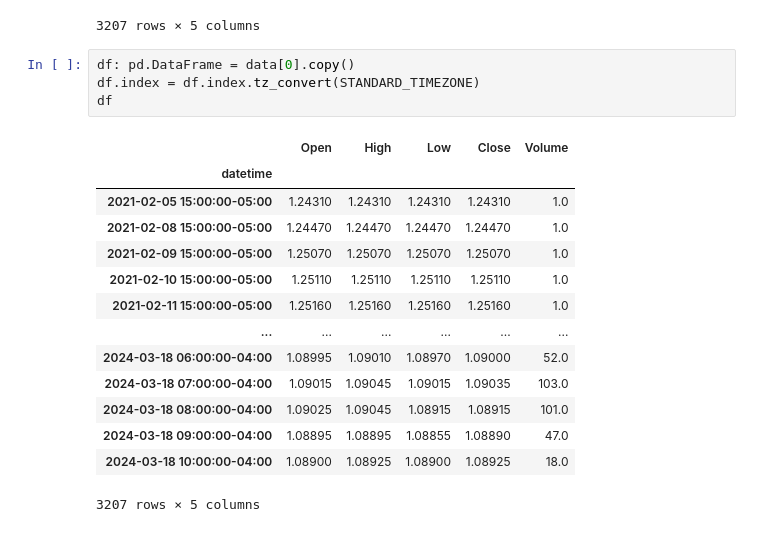
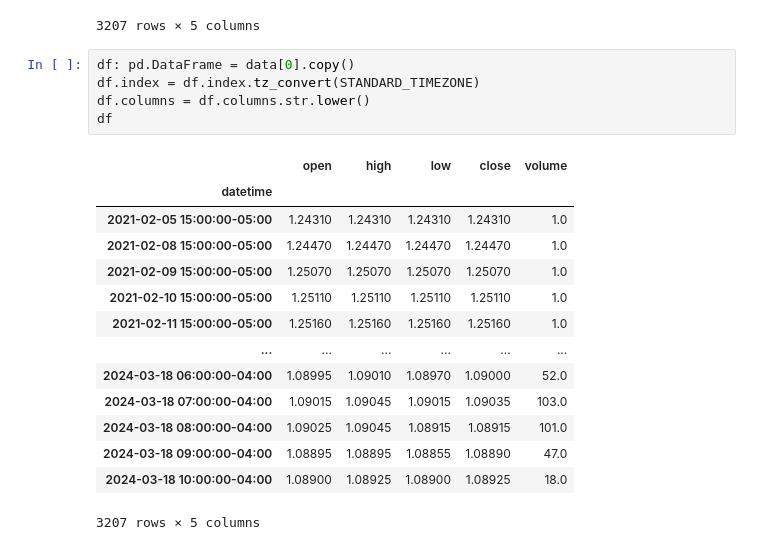
Before and after one commit to MK27MK/kaos, a Jupyter notebook: examples/study_london_session.ipynb, the cells around one changed output. Drawn from its saved outputs; the diff is of its cells as text.

```diff
--- a/examples/study_london_session.ipynb
+++ b/examples/study_london_session.ipynb
@@ -75,9 +63,10 @@ data[0]
 # %%
 df: pd.DataFrame = data[0].copy()
 df.index = df.index.tz_convert(STANDARD_TIMEZONE)
+df.columns = df.columns.str.lower()
 df
 # %% [output]
-|  | Open | High | Low | Close | Volume |
+|  | open | high | low | close | volume |
 | datetime |  |  |  |  |  |
 | 2021-02-05 15:00:00-05:00 | 1.24310 | 1.24310 | 1.24310 | 1.24310 | 1.0 |
 | 2021-02-08 15:00:00-05:00 | 1.24470 | 1.24470 | 1.24470 | 1.24470 | 1.0 |
```
Also changed, not shown: parts of 4 cells of this notebook, 12 other files.
